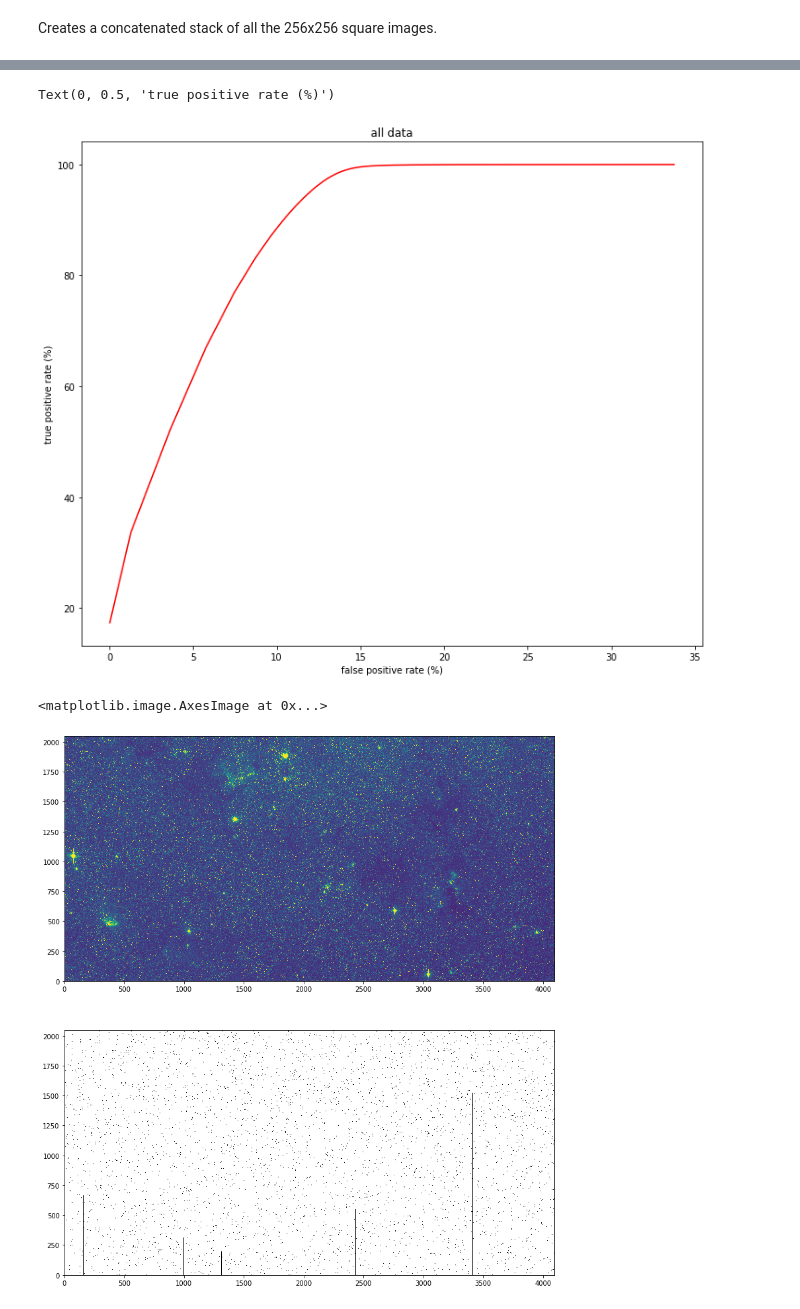
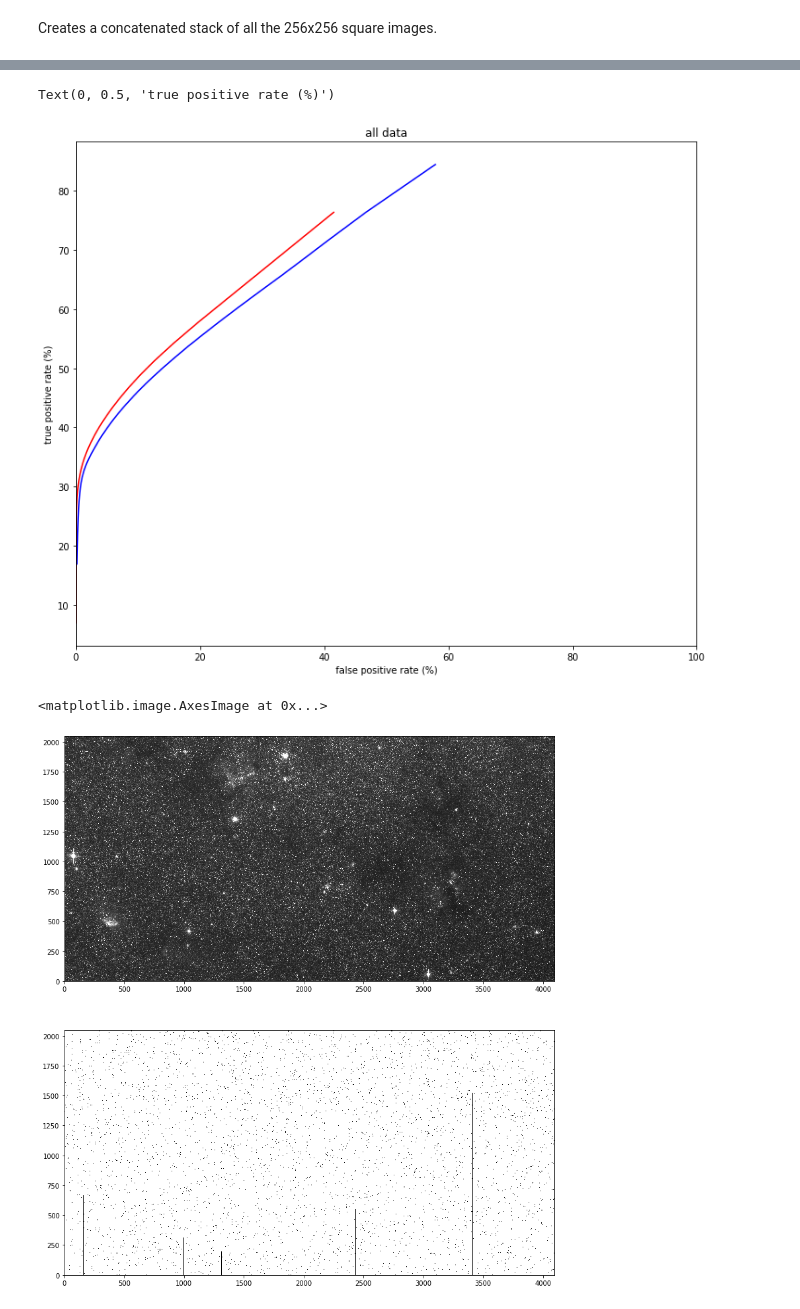
Before and after one commit to dylanagreen/manta, a Jupyter notebook: recreate_plot.ipynb, the cells around one changed output, grey strips where cells are left out. Saved outputs shown, nothing was run; the diff lists cells and outputs as text; code cells hidden in the pictures.

```diff
--- a/recreate_plot.ipynb
+++ b/recreate_plot.ipynb
@@ -317,21 +347,22 @@ fig, ax = plt.subplots()
 fig.set_size_inches(12,10)
 
 ax.plot(fpr, tpr, c="r")
+ax.plot(fpr_d, tpr_d, c="b")
 ax.set_xlim(0,100)
 ax.set_title("all data")
 ax.set_xlabel("false positive rate (%)")
 ax.set_ylabel("true positive rate (%)")
 # %% [output]
 Text(0, 0.5, 'true positive rate (%)')
-[figure, old version]
+[figure, new version]
 # %%
 sci1 = fits.getdata(os.path.join(os.curdir, "data", "images", "j90o28fjq_flt.fits"))
 fig, ax = plt.subplots(2, 1)
 fig.set_size_inches(15, 15)
-ax[0].imshow(sci1, vmin=0, vmax=1000, cmap="viridis", origin='lower')
+ax[0].imshow(sci1, vmin=0, vmax=1000, cmap="gray", origin='lower')
 
 sci2 = fits.getdata(os.path.join(os.curdir, "Drizzle Notebooks", "HST-10190-28", "j90o28fjq_sci2_single_mask.fits"))
 ax[1].imshow(sci2, cmap="gray", origin='lower')
 # %% [output]
 <matplotlib.image.AxesImage at 0x...>
-[figure, old version]
+[figure, new version]
```
Also changed, not shown: parts of 9 cells of this notebook.
